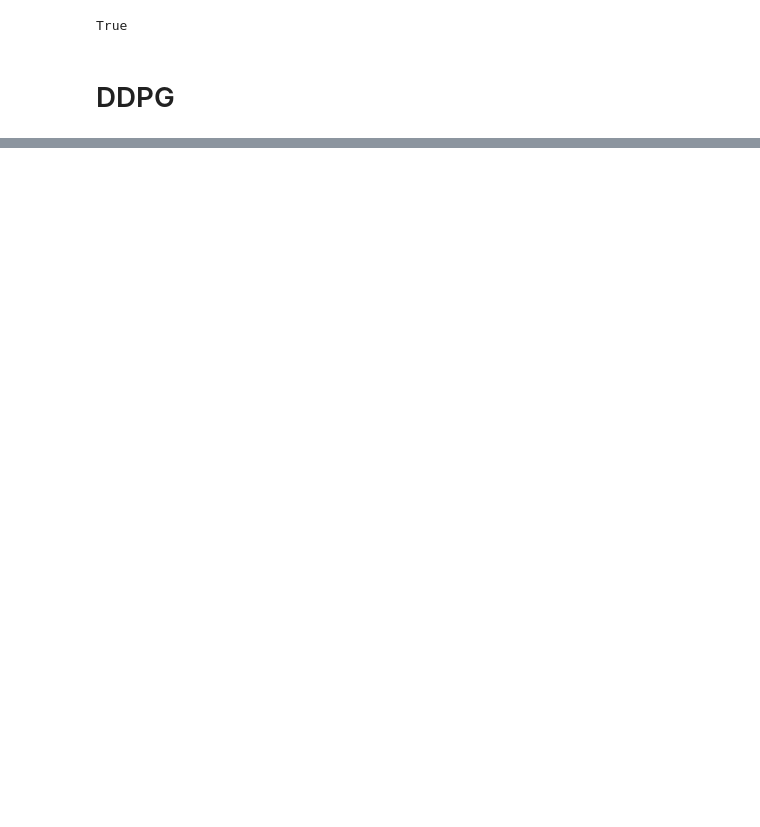
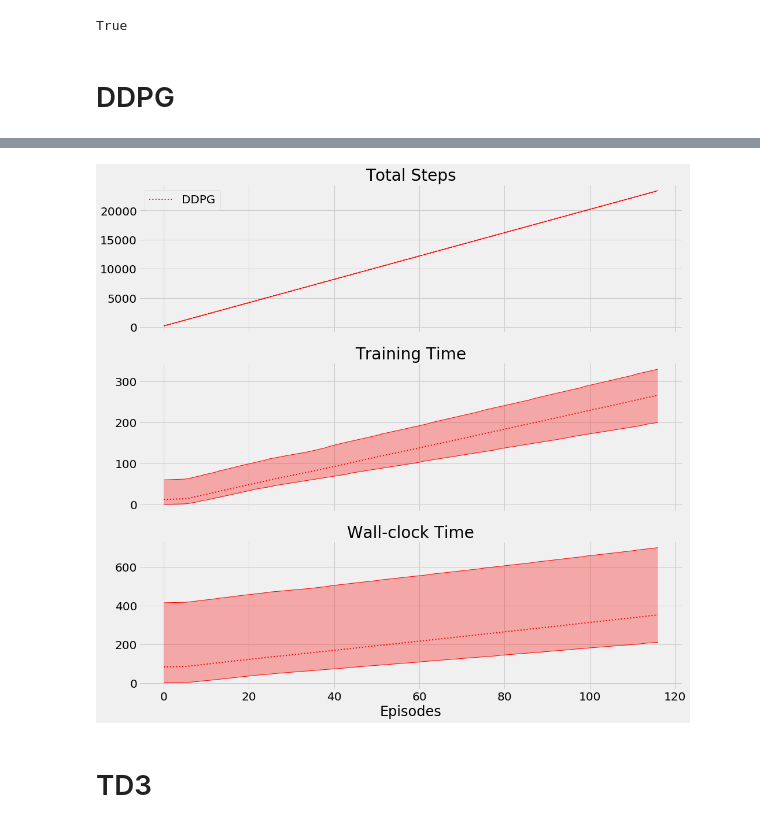
Before and after one commit to Iqbal1282/Practicing_DRL, a Jupyter notebook: chapter12/chapter_12.ipynb, the cells around one changed output, grey strips where cells are left out. Cells and saved outputs as stored; diff of their text form; code cells hidden in the pictures; blank space fills up the shorter version.

```diff
--- a/chapter12/chapter_12.ipynb
+++ b/chapter12/chapter_12.ipynb
@@ -278,0 +390,12 @@ class FCDP(nn.Module):
+# %%
+class GreedyStrategy():
+    def __init__(self, bounds):
+        self.low, self.high = bounds
+        self.ratio_noise_injected = 0
+
+    def select_action(self, model, state):
+        with torch.no_grad():
+            greedy_action = model(state).cpu().detach().data.numpy().squeeze()
+
+        action = np.clip(greedy_action, self.low, self.high)
+        return np.reshape(action, self.high.shape)
@@ -278,0 +843,33 @@ class FCDP(nn.Module):
+# %%
+fig, axs = plt.subplots(3, 1, figsize=(15,15), sharey=False, sharex=True)
+
+# DDPG
+axs[0].plot(ddpg_max_t, 'r', linewidth=1)
+axs[0].plot(ddpg_min_t, 'r', linewidth=1)
+axs[0].plot(ddpg_mean_t, 'r:', label='DDPG', linewidth=2)
+axs[0].fill_between(
+    ddpg_x, ddpg_min_t, ddpg_max_t, facecolor='r', alpha=0.3)
+
+axs[1].plot(ddpg_max_sec, 'r', linewidth=1)
+axs[1].plot(ddpg_min_sec, 'r', linewidth=1)
+axs[1].plot(ddpg_mean_sec, 'r:', label='DDPG', linewidth=2)
+axs[1].fill_between(
+    ddpg_x, ddpg_min_sec, ddpg_max_sec, facecolor='r', alpha=0.3)
+
+axs[2].plot(ddpg_max_rt, 'r', linewidth=1)
+axs[2].plot(ddpg_min_rt, 'r', linewidth=1)
+axs[2].plot(ddpg_mean_rt, 'r:', label='DDPG', linewidth=2)
+axs[2].fill_between(
+    ddpg_x, ddpg_min_rt, ddpg_max_rt, facecolor='r', alpha=0.3)
+
+# ALL
+axs[0].set_title('Total Steps')
+axs[1].set_title('Training Time')
+axs[2].set_title('Wall-clock Time')
+plt.xlabel('Episodes')
+axs[0].legend(loc='upper left')
+plt.show()
+# %% [output]
+[figure, added]
+# %% [markdown]
+# TD3
```
Also changed, not shown: parts of 13 cells of this notebook, 1 other file.
